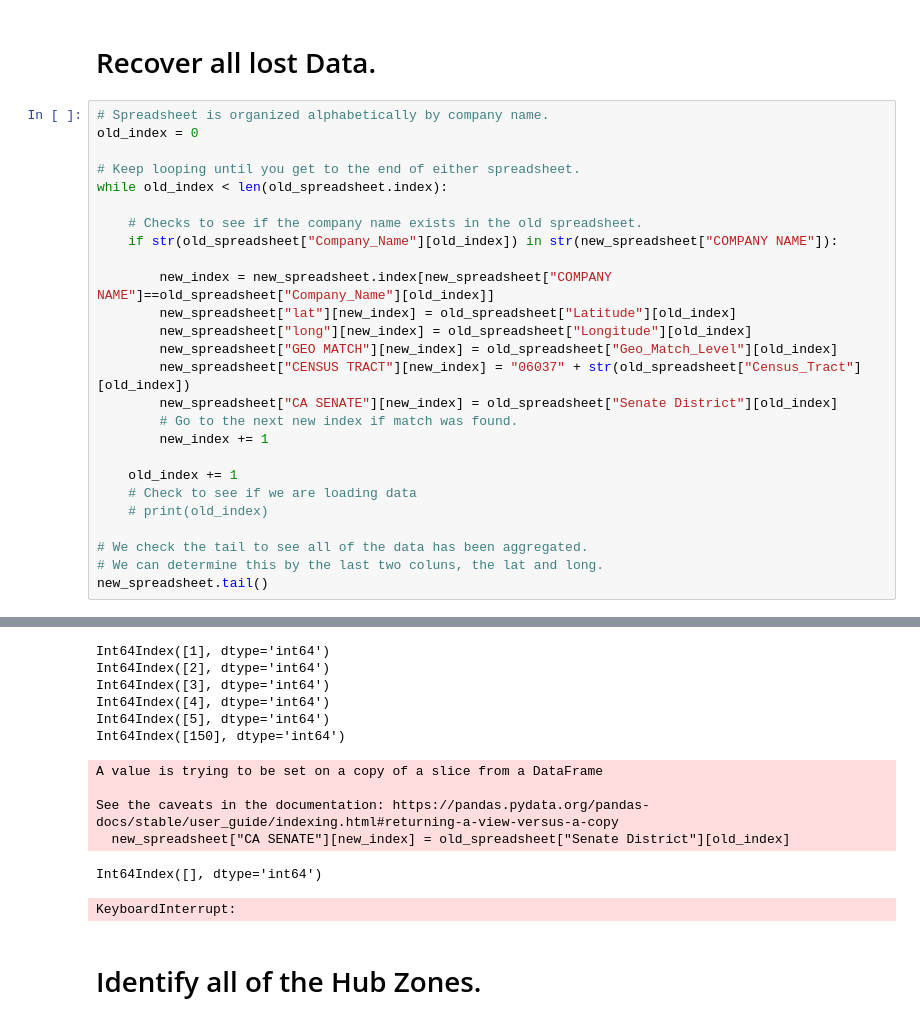
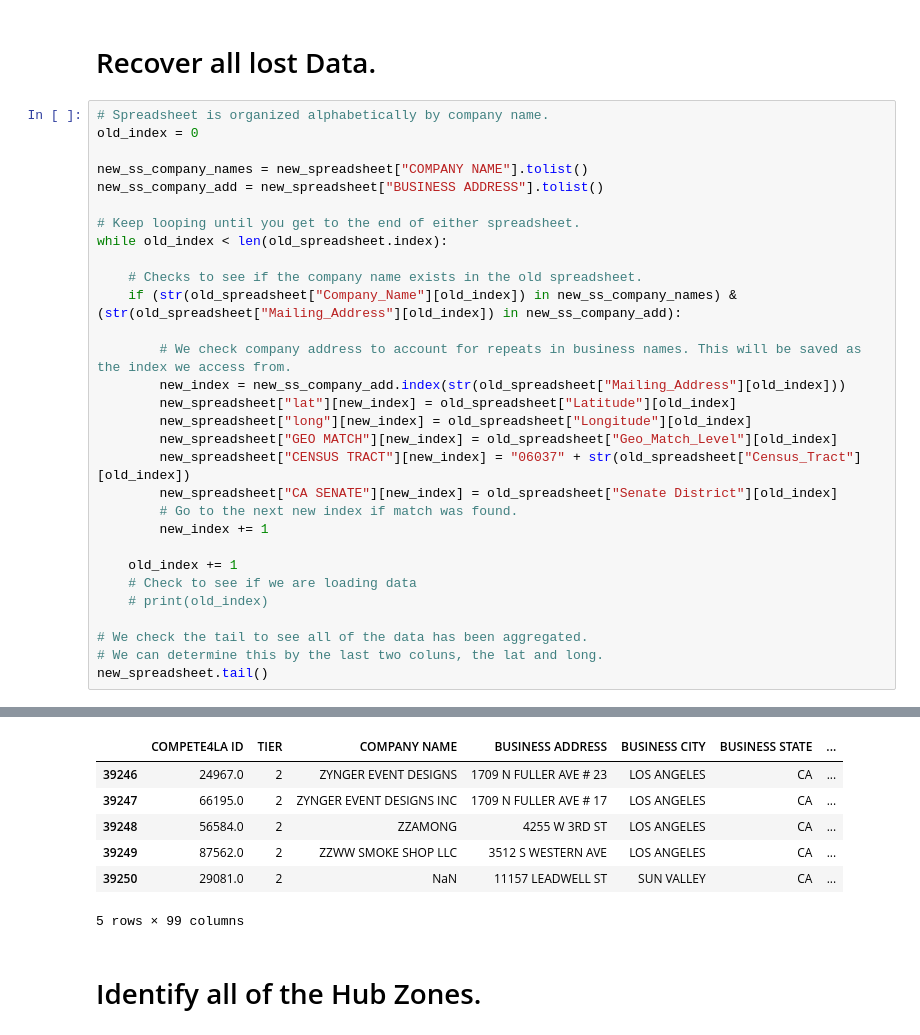
Before and after one commit to timothylabounko/Compete4LA-Data-Querying, a Jupyter notebook: Compete4LA_Spreadsheet_Updater.ipynb, the cells around one changed output, grey strips where cells are left out. Cells and saved outputs as stored; diff of their text form.

```diff
--- a/Compete4LA_Spreadsheet_Updater.ipynb
+++ b/Compete4LA_Spreadsheet_Updater.ipynb
@@ -88,14 +88,18 @@ See the caveats in the documentation: https://pandas.pydata.org/pandas-docs/stab
 # %%
 # Spreadsheet is organized alphabetically by company name.
 old_index = 0
+
+new_ss_company_names = new_spreadsheet["COMPANY NAME"].tolist()
+new_ss_company_add = new_spreadsheet["BUSINESS ADDRESS"].tolist()
 
 # Keep looping until you get to the end of either spreadsheet.
 while old_index < len(old_spreadsheet.index):
 
     # Checks to see if the company name exists in the old spreadsheet.
-    if str(old_spreadsheet["Company_Name"][old_index]) in str(new_spreadsheet["COMPANY NAME"]):
+    if (str(old_spreadsheet["Company_Name"][old_index]) in new_ss_company_names) & (str(old_spreadsheet["Mailing_Address"][old_index]) in new_ss_company_add):
 
-        new_index = new_spreadsheet.index[new_spreadsheet["COMPANY NAME"]==old_spreadsheet["Company_Name"][old_index]]
+        # We check company address to account for repeats in business names. This will be saved as the index we access from.
+        new_index = new_ss_company_add.index(str(old_spreadsheet["Mailing_Address"][old_index]))
         new_spreadsheet["lat"][new_index] = old_spreadsheet["Latitude"][old_index]
         new_spreadsheet["long"][new_index] = old_spreadsheet["Longitude"][old_index]
         new_spreadsheet["GEO MATCH"][new_index] = old_spreadsheet["Geo_Match_Level"][old_index]
@@ -132,15 +139,10 @@ See the caveats in the documentation: https://pandas.pydata.org/pandas-docs/stab
+|  | COMPETE4LA ID | TIER | COMPANY NAME | BUSINESS ADDRESS | BUSINESS CITY | BUSINESS STATE | ... |
+| 39246 | 24967.0 | 2 | ZYNGER EVENT DESIGNS | 1709 N FULLER AVE # 23 | LOS ANGELES | CA | ... |
+| 39247 | 66195.0 | 2 | ZYNGER EVENT DESIGNS INC | 1709 N FULLER AVE # 17 | LOS ANGELES | CA | ... |
+| 39248 | 56584.0 | 2 | ZZAMONG | 4255 W 3RD ST | LOS ANGELES | CA | ... |
+| 39249 | 87562.0 | 2 | ZZWW SMOKE SHOP LLC | 3512 S WESTERN AVE | LOS ANGELES | CA | ... |
+| 39250 | 29081.0 | 2 | NaN | 11157 LEADWELL ST | SUN VALLEY | CA | ... |
-Int64Index([1], dtype='int64')
-Int64Index([2], dtype='int64')
-Int64Index([3], dtype='int64')
-Int64Index([4], dtype='int64')
-Int64Index([5], dtype='int64')
-Int64Index([150], dtype='int64')
+5 rows × 99 columns
-A value is trying to be set on a copy of a slice from a DataFrame
-
-See the caveats in the documentation: https://pandas.pydata.org/pandas-docs/stable/user_guide/indexing.html#returning-a-view-versus-a-copy
-  new_spreadsheet["CA SENATE"][new_index] = old_spreadsheet["Senate District"][old_index]
-Int64Index([], dtype='int64')
-KeyboardInterrupt:
 # %% [markdown]
 # Identify all of the Hub Zones.
 # %%
```
Also changed, not shown: parts of 2 cells of this notebook.
